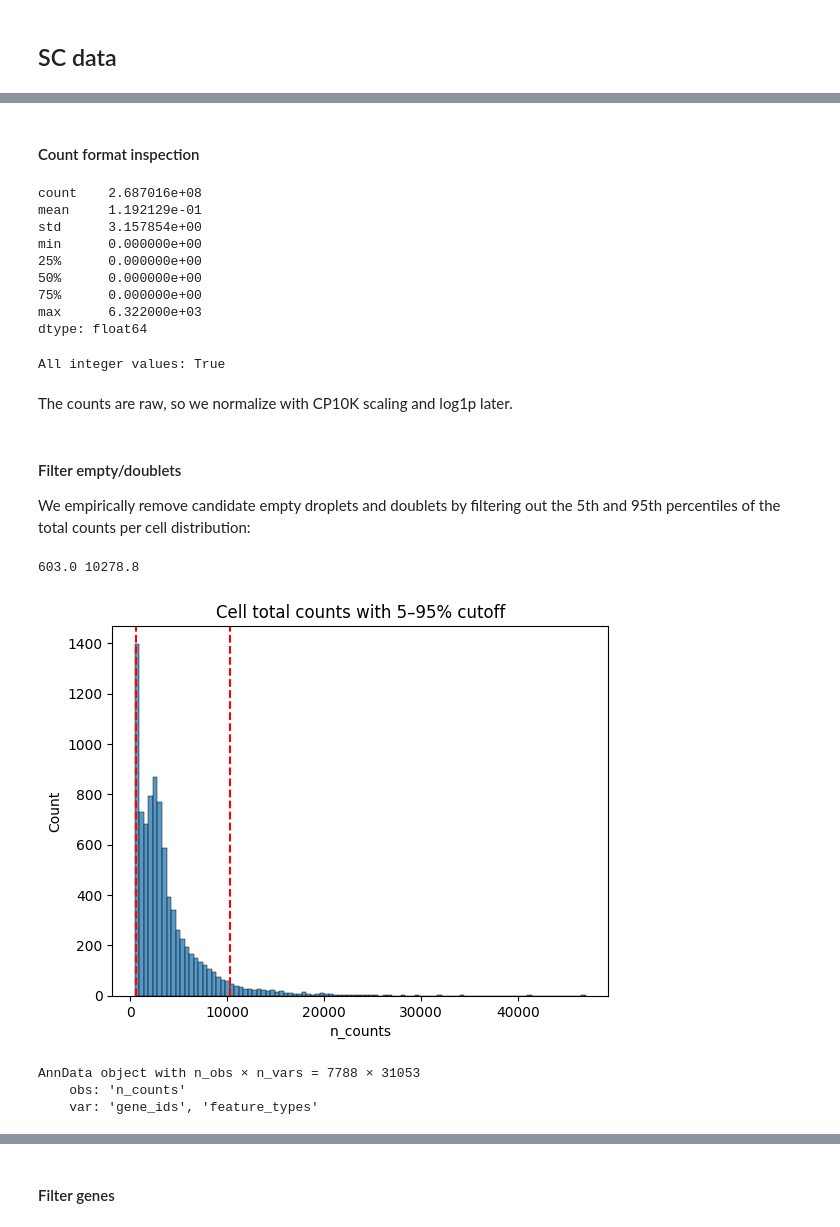
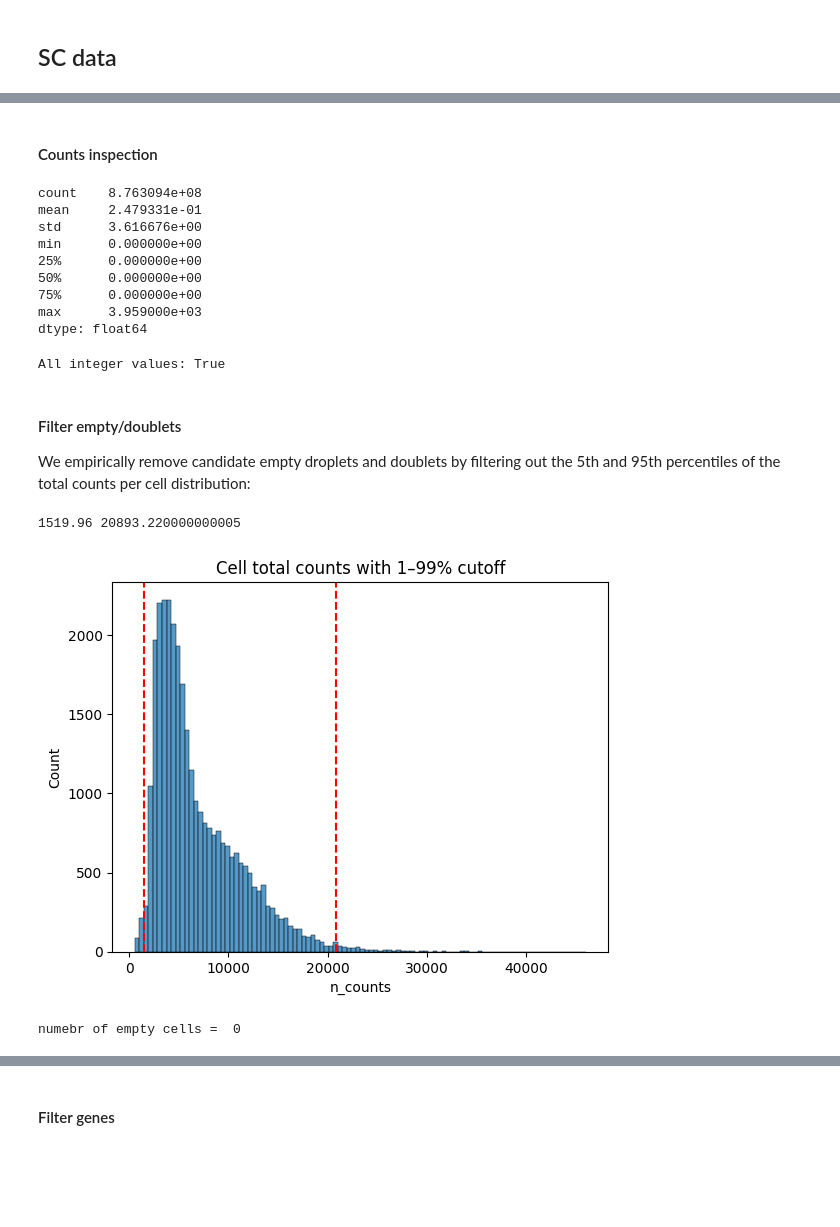
Before and after one commit to enric-bazz/tangramlit_dev, a Jupyter notebook: Notebooks/dataset3_data_pp.ipynb, the cells around one changed output, grey strips where cells are left out. Saved outputs shown, nothing was run; the diff lists cells and outputs as text; code cells hidden in the pictures; blank space fills up the shorter version.

```diff
--- a/Notebooks/dataset3_data_pp.ipynb
+++ b/Notebooks/dataset3_data_pp.ipynb
@@ -90,0 +22,16 @@ adata_sc.obs  # still no columns
+# %%
+# Read csvs
+genes = pd.read_csv(f"{data_path}GSE113576/genes.tsv.gz", sep='\t', header=None, names=["gene_id", "gene_name"])
+cells = pd.read_csv(f"{data_path}GSE113576/barcodes.tsv.gz", sep='\t', header=None, names=["barcode"])
+# %%
+from scipy.io import mmread
+
+# Read counts
+X = mmread(f"{data_path}GSE113576/matrix.mtx.gz").T.tocsr()  # sparse matrix
+# %%
+# Create adata
+adata_sc = ad.AnnData(X=X)
+adata_sc.var["gene_ids"] = genes["gene_id"].values
+adata_sc.var_names = genes["gene_name"].values
+adata_sc.obs_names = cells["barcode"].values
+adata_sc
@@ -91,5 +45,5 @@ adata_sc.obs  # still no columns
 # %% [markdown]
-#### Count format inspection
+#### Counts inspection
 # %%
 # Inspect basic stats
 X = adata_sc.X
@@ -98,14 +52,14 @@ if not isinstance(X, np.ndarray):
 
 pd.Series(X.ravel()).describe()
 # %% [output]
-count    2.687016e+08
-mean     1.192129e-01
-std      3.157854e+00
+count    8.763094e+08
+mean     2.479331e-01
+std      3.616676e+00
 min      0.000000e+00
 25%      0.000000e+00
 50%      0.000000e+00
 75%      0.000000e+00
-max      6.322000e+03
+max      3.959000e+03
 dtype: float64
 # %%
 # Check if all values are integers
@@ -113,31 +67,25 @@ is_integer = np.allclose(X, np.round(X))
 print("All integer values:", is_integer)
 # %% [output]
 All integer values: True
-# %% [markdown]
-The counts are raw, so we normalize with CP10K scaling and log1p later.
 # %% [markdown]
 #### Filter empty/doublets
 We empirically remove candidate empty droplets and doublets by filtering out the 5th and 95th percentiles of the total counts per cell distribution:
 # %%
 # compute n counts per cell
 adata_sc.obs['n_counts'] = np.array(adata_sc.X.sum(axis=1)).ravel()
 # compute 5th and 95th percentiles
-low, high = np.percentile(adata_sc.obs['n_counts'], [5, 95])
+low, high = np.percentile(adata_sc.obs['n_counts'], [1, 99])
 print(low, high)
 # plot distribution
 sns.histplot(adata_sc.obs['n_counts'], bins=100)
 plt.axvline(low, color='red', linestyle='--')
 plt.axvline(high, color='red', linestyle='--')
-plt.title('Cell total counts with 5–95% cutoff')
+plt.title('Cell total counts with 1–99% cutoff')
 plt.show()
 # %% [output]
-603.0 10278.8
+1519.96 20893.220000000005
-[figure, old version]
+[figure, new version]
-# %%
-# filter cells within range
-adata_sc = adata_sc[(adata_sc.obs['n_counts'] >= low) & (adata_sc.obs['n_counts'] <= high)].copy()
-adata_sc
-# %% [output]
-AnnData object with n_obs × n_vars = 7788 × 31053
-    obs: 'n_counts'
-    var: 'gene_ids', 'feature_types'
+# %%
+print("numebr of empty cells = ", (adata_sc.X.sum(axis=1) == 0).sum())
+# %% [output]
+numebr of empty cells =  0
```
Also changed, not shown: parts of 72 cells of this notebook, 16 other files.
